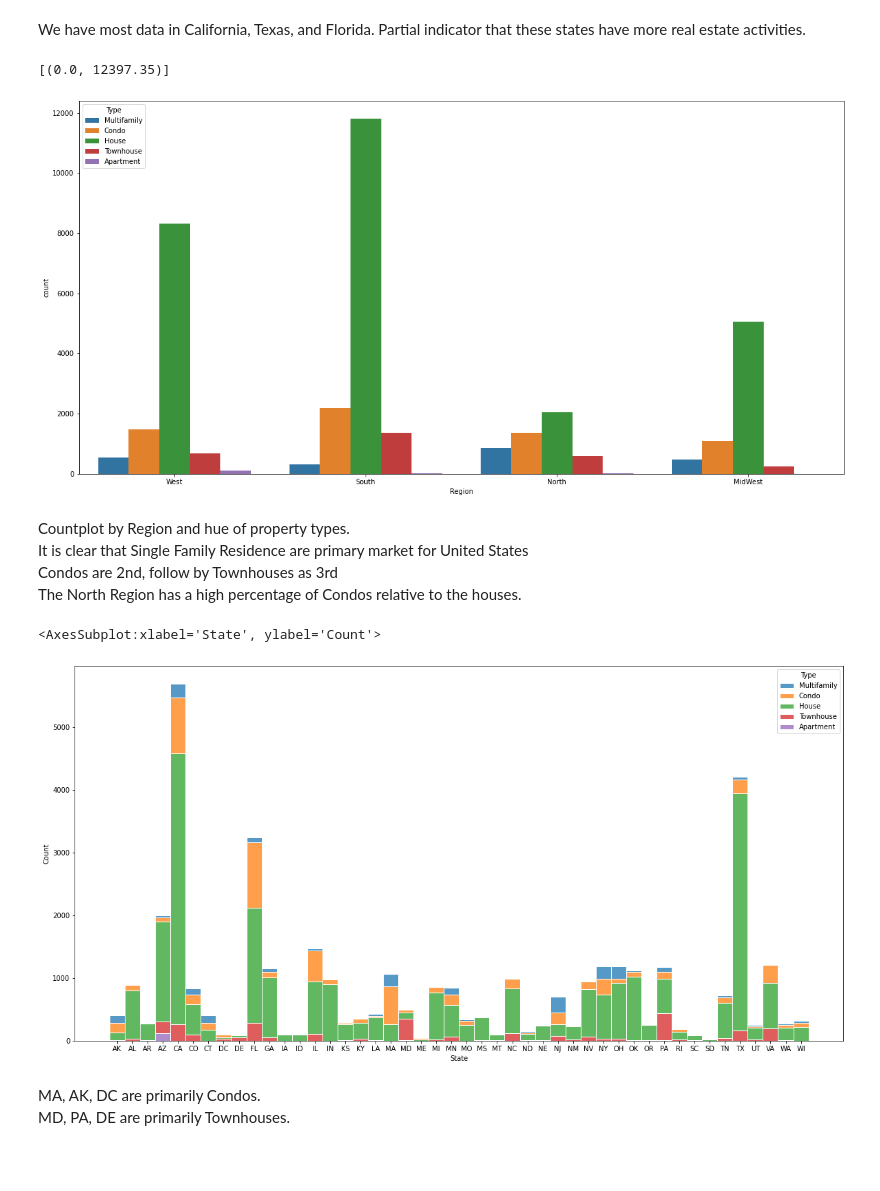
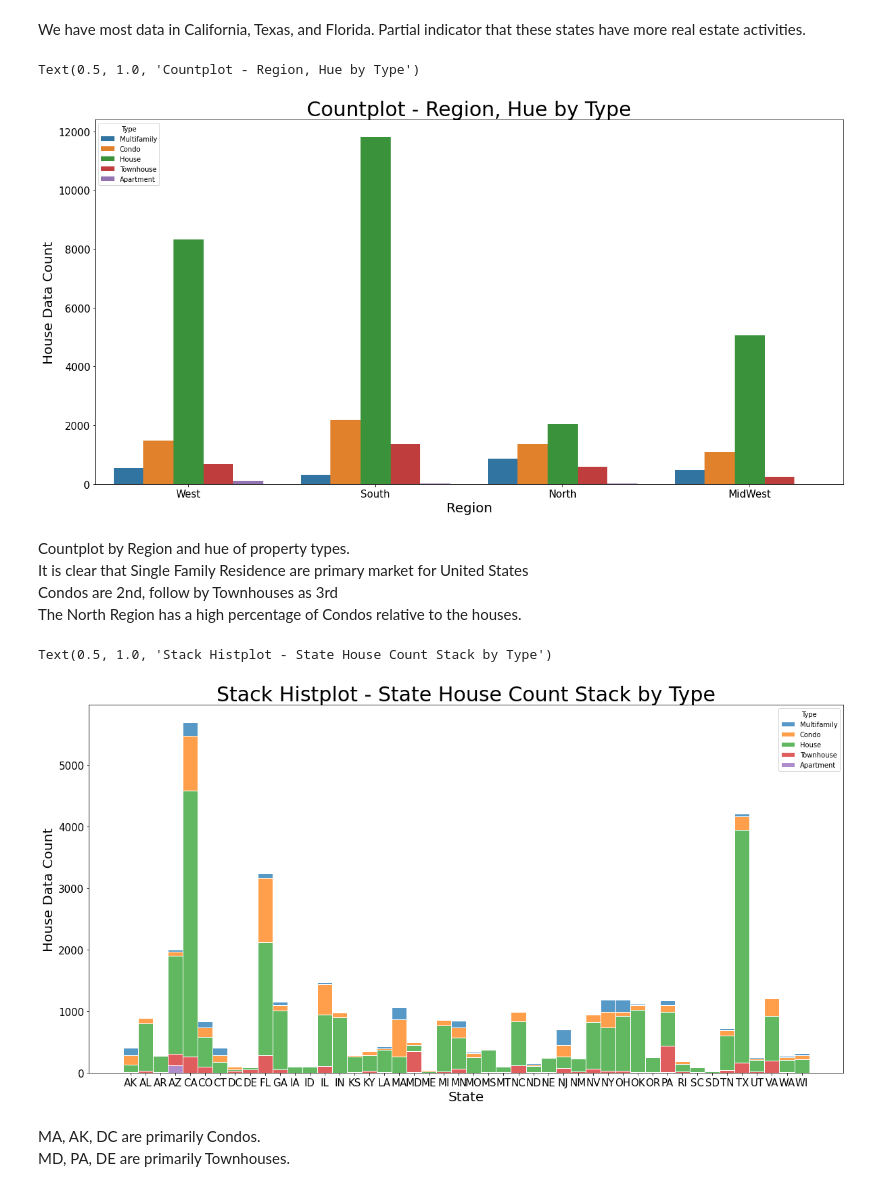
Before and after one commit to StockJanitor/CIS41_Project, a Jupyter notebook: CIS41_Project.ipynb, the cells around one changed output. Saved outputs shown, nothing was run; the diff lists cells and outputs as text; code cells hidden in the pictures; blank space fills up the shorter version.

```diff
--- a/CIS41_Project.ipynb
+++ b/CIS41_Project.ipynb
@@ -840,11 +849,18 @@ We have most data in California, Texas, and Florida. Partial indicator that thes
 # %%
 # Count plot x is region and hue is Type of houses
 plt.figure(figsize=(20,10))
 g=sns.countplot(x='Region',data=house_df,hue='Type')
 g.set(ylim=(0, None))
+
+# Annotation
+plt.xlabel('Region', fontsize=20)
+plt.ylabel('House Data Count', fontsize = 20)
+plt.yticks(fontsize=15)
+plt.xticks(fontsize=15)
+plt.title('Countplot - Region, Hue by Type' , fontsize=30)
 # %% [output]
-[(0.0, 12397.35)]
+Text(0.5, 1.0, 'Countplot - Region, Hue by Type')
-[figure, old version]
+[figure, new version]
 # %% [markdown]
 Countplot by Region and hue of property types. <br>It is clear that Single Family Residence are primary market for United States<br> Condos are 2nd, follow by Townhouses as 3rd
 <br>
@@ -853,9 +869,16 @@ The North Region has a high percentage of Condos relative to the houses.
 # Histplot stacked by type
 plt.figure(figsize=(20,10))
 sns.histplot(data=house_df,x='State',hue='Type',multiple='stack',edgecolor='white')
+
+# Annotation
+plt.xlabel('State', fontsize=20)
+plt.ylabel('House Data Count', fontsize = 20)
+plt.yticks(fontsize=15)
+plt.xticks(fontsize=15)
+plt.title('Stack Histplot - State House Count Stack by Type', fontsize=30)
 # %% [output]
-<AxesSubplot:xlabel='State', ylabel='Count'>
+Text(0.5, 1.0, 'Stack Histplot - State House Count Stack by Type')
-[figure, old version]
+[figure, new version]
 # %% [markdown]
 MA, AK, DC are primarily Condos.<br>
 MD, PA, DE are primarily Townhouses.
```
Also changed, not shown: parts of 15 cells of this notebook.
